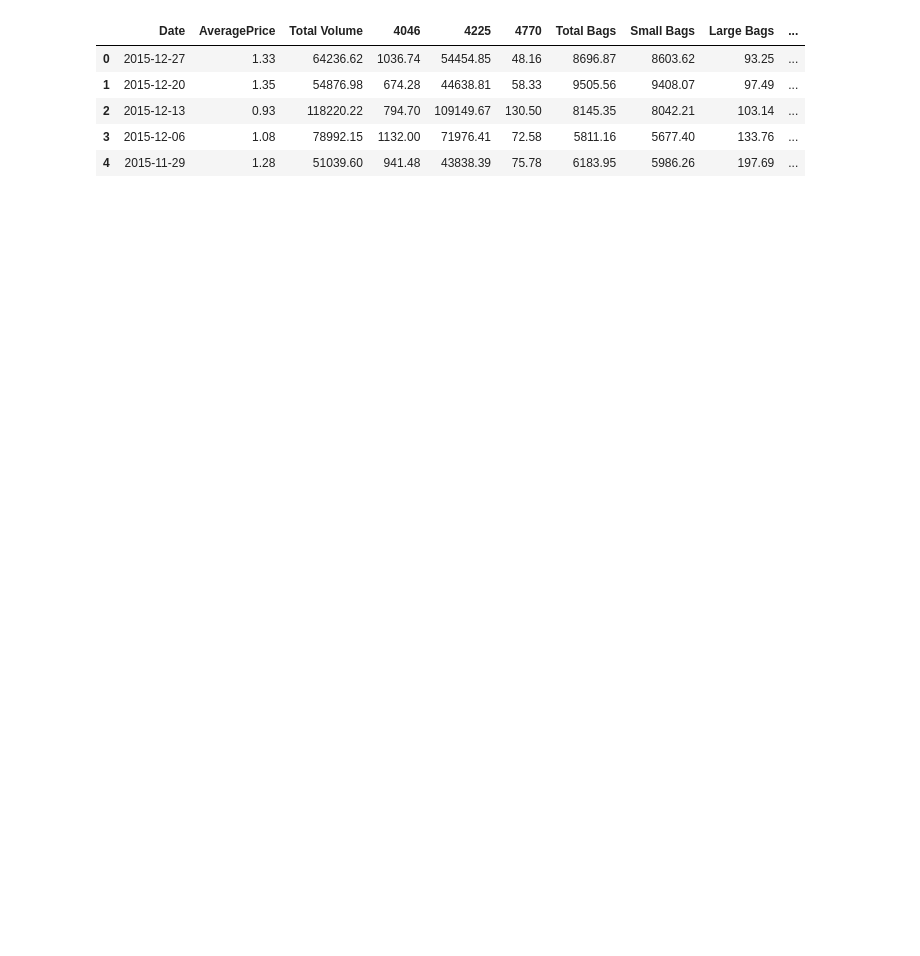
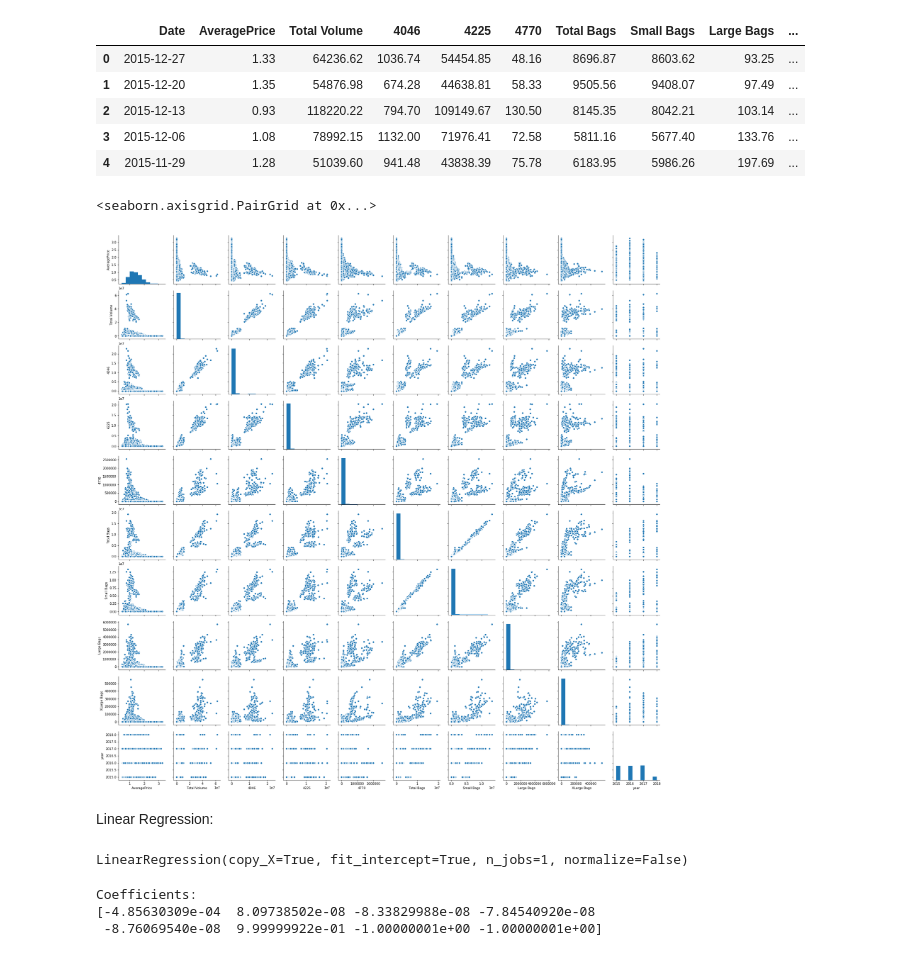
Before and after one commit to kevkevs/MOSTEC-Machine-Learning, a Jupyter notebook: Avocado Project.ipynb, the cells around one changed output. Cells and saved outputs as stored; diff of their text form; code cells hidden in the pictures; blank space fills up the shorter version.

Commit message:
linear regression

```diff
--- a/Avocado Project.ipynb
+++ b/Avocado Project.ipynb
@@ -17,0 +20,7 @@ df.head()
+# %%
+sns.pairplot(df)
+# %% [output]
+<seaborn.axisgrid.PairGrid at 0x...>
+[figure, added]
+# %% [markdown]
+Linear Regression:
@@ -17,0 +38,11 @@ df.head()
+# %%
+lm.fit(X_train,y_train)
+# %% [output]
+LinearRegression(copy_X=True, fit_intercept=True, n_jobs=1, normalize=False)
+# %%
+print("Coefficients: ")
+print(lm.coef_)
+# %% [output]
+Coefficients:
+[-4.85630309e-04  8.09738502e-08 -8.33829988e-08 -7.84540920e-08
+ -8.76069540e-08  9.99999922e-01 -1.00000001e+00 -1.00000001e+00]
```
Also changed, not shown: parts of 11 cells of this notebook.
